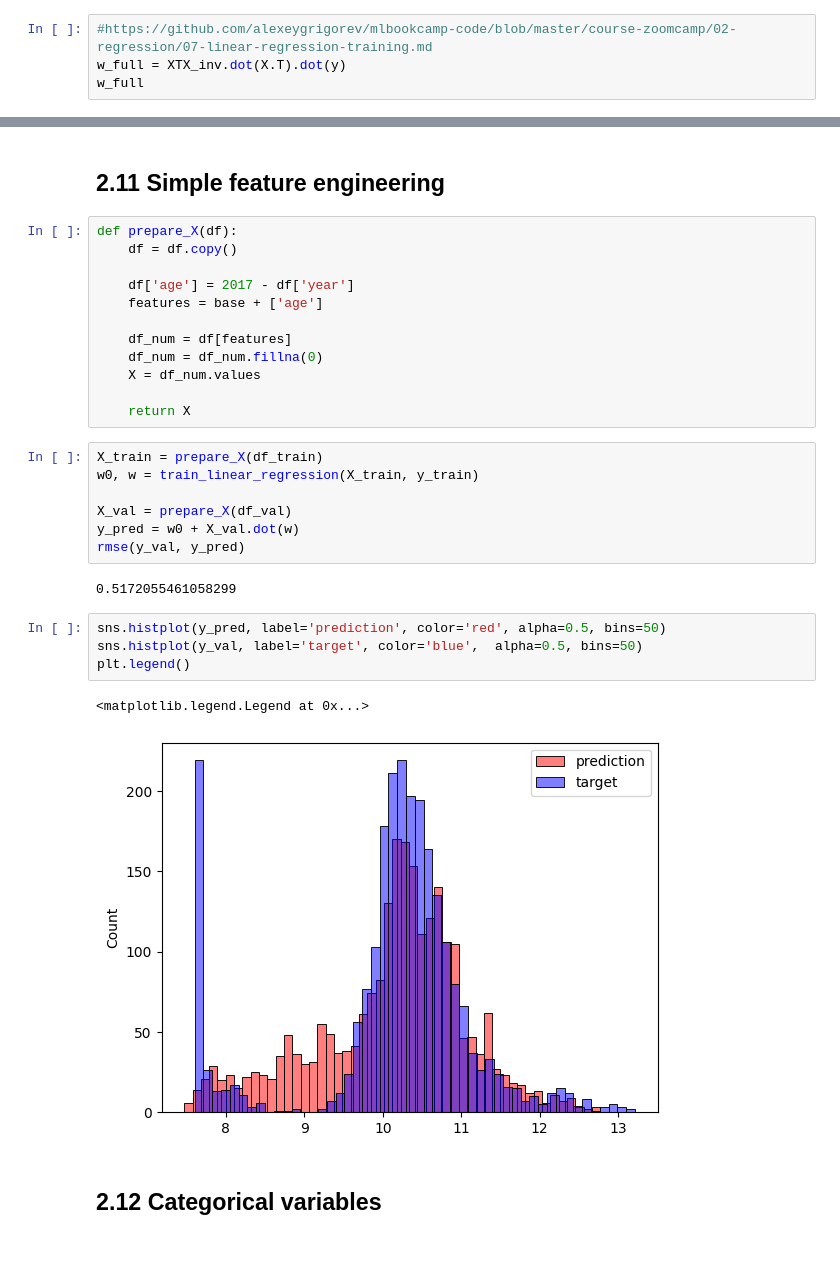
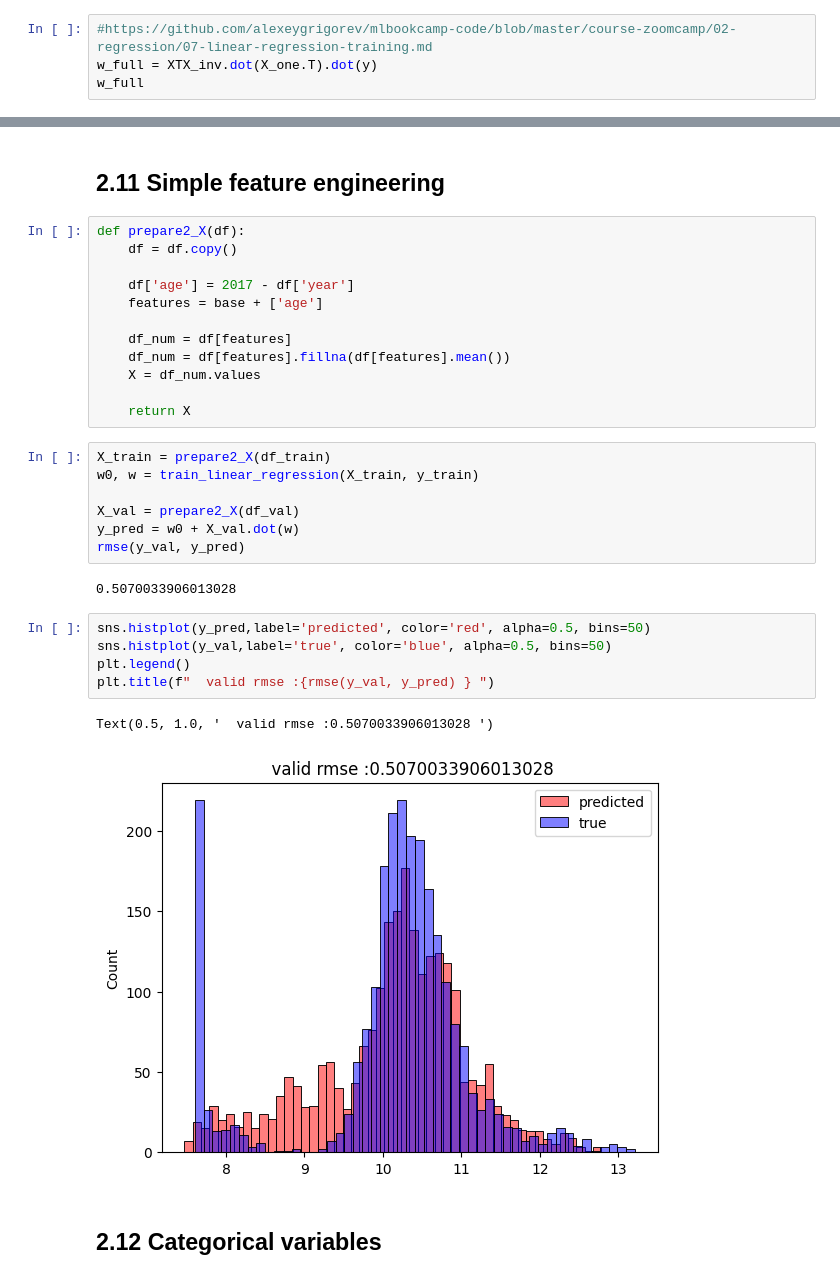
Before and after one commit to mustafabozkaya/AI-ML-DL-DS_Projects_Portfolio, a Jupyter notebook: Car-price-prediction-project/all_exercise_notebook.ipynb, the cells around one changed output, grey strips where cells are left out. Cells and saved outputs as stored; diff of their text form; blank space fills up the shorter version.

```diff
--- a/Car-price-prediction-project/all_exercise_notebook.ipynb
+++ b/Car-price-prediction-project/all_exercise_notebook.ipynb
@@ -440,7 +440,7 @@ XTX_inv.shape
 (4, 4)
 # %%
 #https://github.com/alexeygrigorev/mlbookcamp-code/blob/master/course-zoomcamp/02-regression/07-linear-regression-training.md
-w_full = XTX_inv.dot(X.T).dot(y)
+w_full = XTX_inv.dot(X_one.T).dot(y)
 w_full
 # %% [output]
 array([ 2.58447541e+04, -1.60890647e+01, -1.99472549e+02, -1.22802883e+00])
@@ -538,33 +546,34 @@ rmse(y_val, y_pred)
 # %% [markdown]
 ## 2.11 Simple feature engineering
 # %%
-def prepare_X(df):
+def prepare2_X(df):
     df = df.copy()
 
     df['age'] = 2017 - df['year']
     features = base + ['age']
 
     df_num = df[features]
-    df_num = df_num.fillna(0)
+    df_num = df[features].fillna(df[features].mean())
     X = df_num.values
 
     return X
 # %%
-X_train = prepare_X(df_train)
+X_train = prepare2_X(df_train)
 w0, w = train_linear_regression(X_train, y_train)
 
-X_val = prepare_X(df_val)
+X_val = prepare2_X(df_val)
 y_pred = w0 + X_val.dot(w)
 rmse(y_val, y_pred)
 # %% [output]
-0.5172055461058299
+0.5070033906013028
 # %%
-sns.histplot(y_pred, label='prediction', color='red', alpha=0.5, bins=50)
-sns.histplot(y_val, label='target', color='blue',  alpha=0.5, bins=50)
+sns.histplot(y_pred,label='predicted', color='red', alpha=0.5, bins=50)
+sns.histplot(y_val,label='true', color='blue', alpha=0.5, bins=50)
 plt.legend()
+plt.title(f"  valid rmse :{rmse(y_val, y_pred) } ")
 # %% [output]
-<matplotlib.legend.Legend at 0x...>
+Text(0.5, 1.0, '  valid rmse :0.5070033906013028 ')
-[figure, old version]
+[figure, new version]
 # %% [markdown]
 ## 2.12 Categorical variables
 # %%
```
Also changed, not shown: parts of 9 cells of this notebook.
